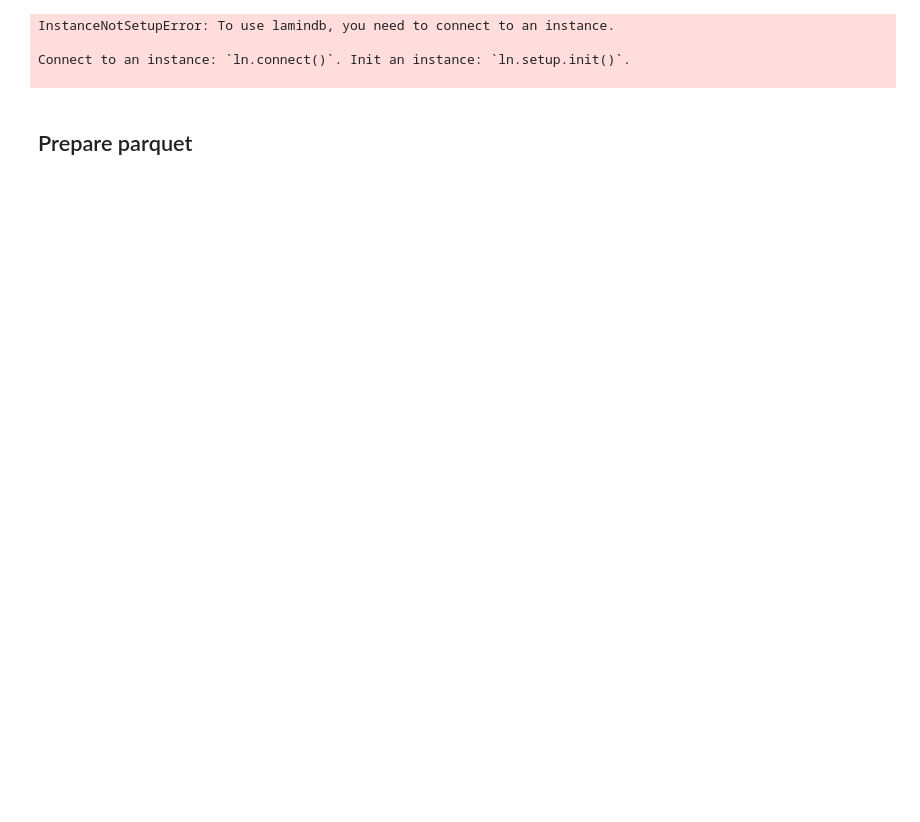
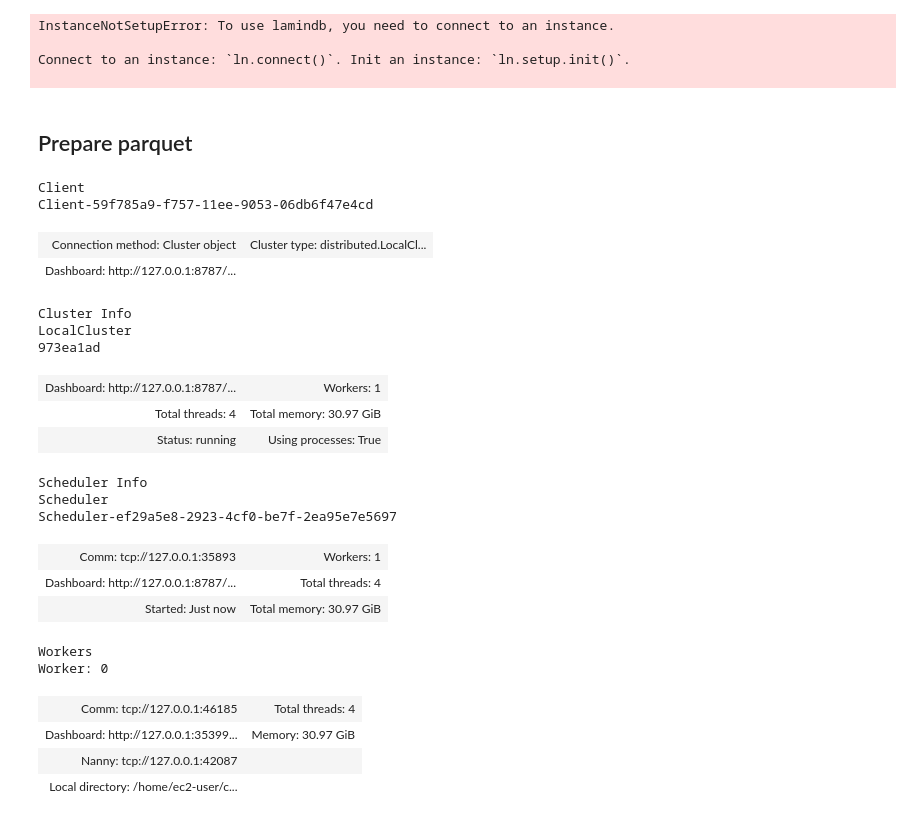
Before and after one commit to TileDB-Inc/arrayloader-benchmarks, a Jupyter notebook: Prepare a collection for Merlin benchmarks.ipynb, the cells around one changed output. Cells and saved outputs as stored; diff of their text form; code cells hidden in the pictures; blank space fills up the shorter version.

Commit message:
wip prep nb: dask convert to pqt

```diff
--- a/Prepare a collection for Merlin benchmarks.ipynb
+++ b/Prepare a collection for Merlin benchmarks.ipynb
@@ -169,7 +175,32 @@ Connect to an instance: `ln.connect()`. Init an instance: `ln.setup.init()`.
 # %%
+import dask
+dask.config.set({'temporary_directory': 'scratch'})
 cluster = LocalCluster(n_workers=1, threads_per_worker=4)
 client = Client(cluster)
 client
+# %% [output]
+Client
+Client-59f785a9-f757-11ee-9053-06db6f47e4cd
+| Connection method: Cluster object | Cluster type: distributed.LocalCl... |
+| Dashboard: http://127.0.0.1:8787/... |  |
+Cluster Info
+LocalCluster
+973ea1ad
+| Dashboard: http://127.0.0.1:8787/... | Workers: 1 |
+| Total threads: 4 | Total memory: 30.97 GiB |
+| Status: running | Using processes: True |
+Scheduler Info
+Scheduler
+Scheduler-ef29a5e8-2923-4cf0-be7f-2ea95e7e5697
+| Comm: tcp://127.0.0.1:35893 | Workers: 1 |
+| Dashboard: http://127.0.0.1:8787/... | Total threads: 4 |
+| Started: Just now | Total memory: 30.97 GiB |
+Workers
+Worker: 0
+| Comm: tcp://127.0.0.1:46185 | Total threads: 4 |
+| Dashboard: http://127.0.0.1:35399... | Memory: 30.97 GiB |
+| Nanny: tcp://127.0.0.1:42087 |  |
+| Local directory: /home/ec2-user/c... |  |
 # %%
 @dask.delayed
 def read_X(path, idx):
```
Also changed, not shown: parts of 9 cells of this notebook.
